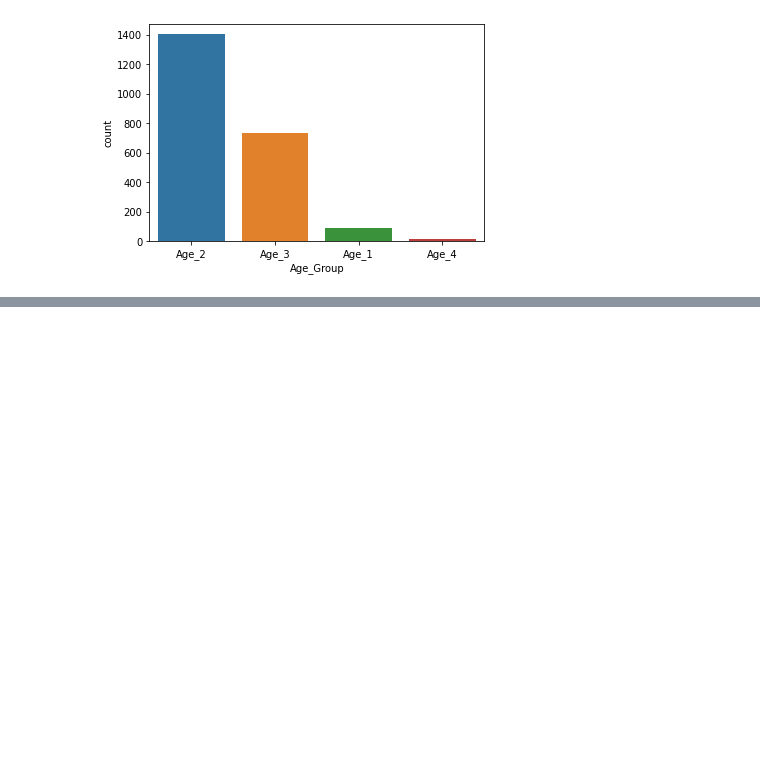
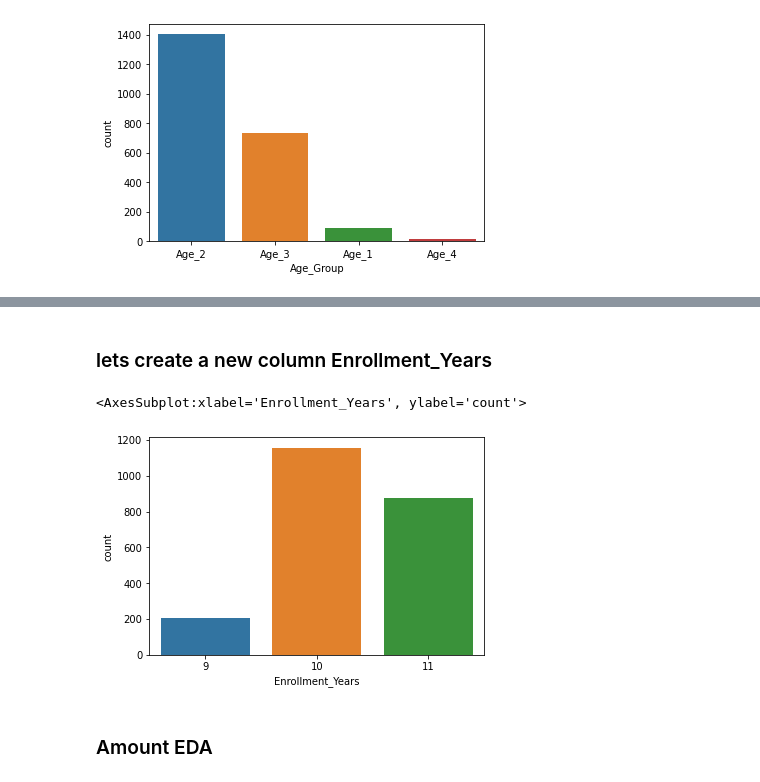
Before and after one commit to AmarKothare/HV_Retail_sales, a Jupyter notebook: EDA.ipynb, the cells around one changed output, grey strips where cells are left out. Cells and saved outputs as stored; diff of their text form; code cells hidden in the pictures; blank space fills up the shorter version.

```diff
--- a/EDA.ipynb
+++ b/EDA.ipynb
@@ -395,0 +412,26 @@ sns.countplot(x="Age_Group",data=data,order=data["Age_Group"].value_counts().ind
+# %% [markdown]
+### lets create a new column Enrollment_Years
+# %%
+from datetime import datetime
+
+# Assuming 'df' is your DataFrame containing the 'Dt_Customer' column
+# Convert 'Dt_Customer' column to datetime type
+data['Dt_Customer'] = pd.to_datetime(data['Dt_Customer'], format='%m/%d/%y')
+
+# Get today's date
+today_date = datetime.today()
+
+# Calculate the difference between 'Dt_Customer' and today's date
+data['Enrollment_Age'] = today_date - data['Dt_Customer']
+
+# Convert the difference to years
+data['Enrollment_Years'] = data['Enrollment_Age'].dt.days // 365
+# %%
+# let us plot count plot for years
+
+sns.countplot(data["Enrollment_Years"])
+# %% [output]
+<AxesSubplot:xlabel='Enrollment_Years', ylabel='count'>
+[figure, added]
+# %% [markdown]
+### Amount EDA
```
Also changed, not shown: parts of 5 cells of this notebook, 2 other files.
